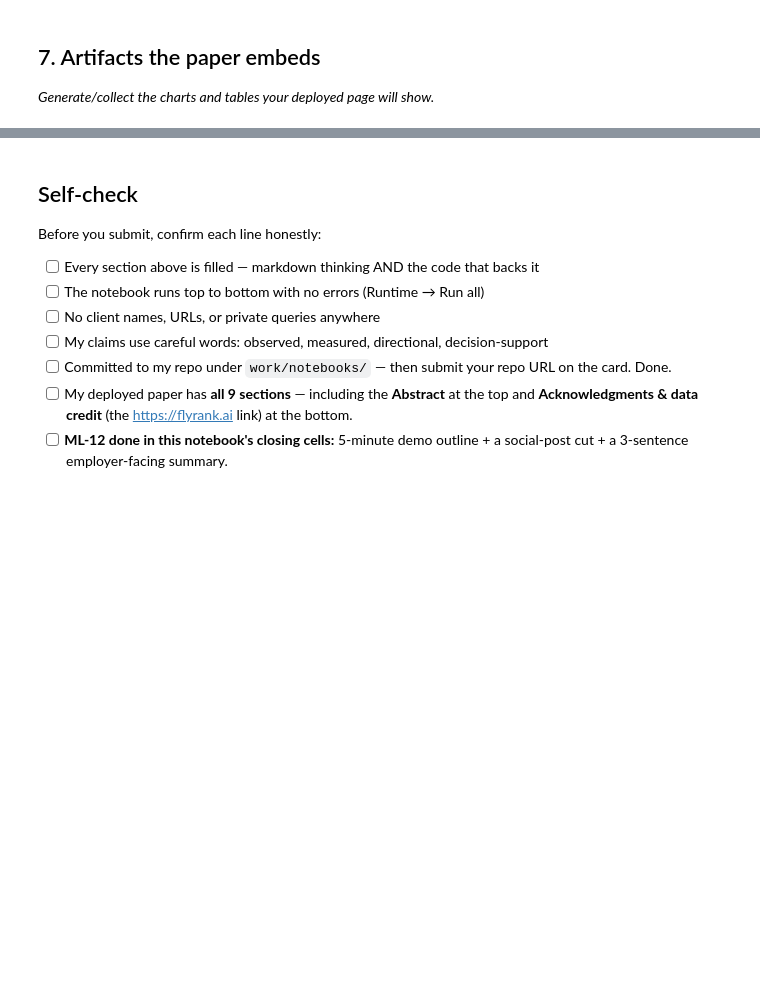
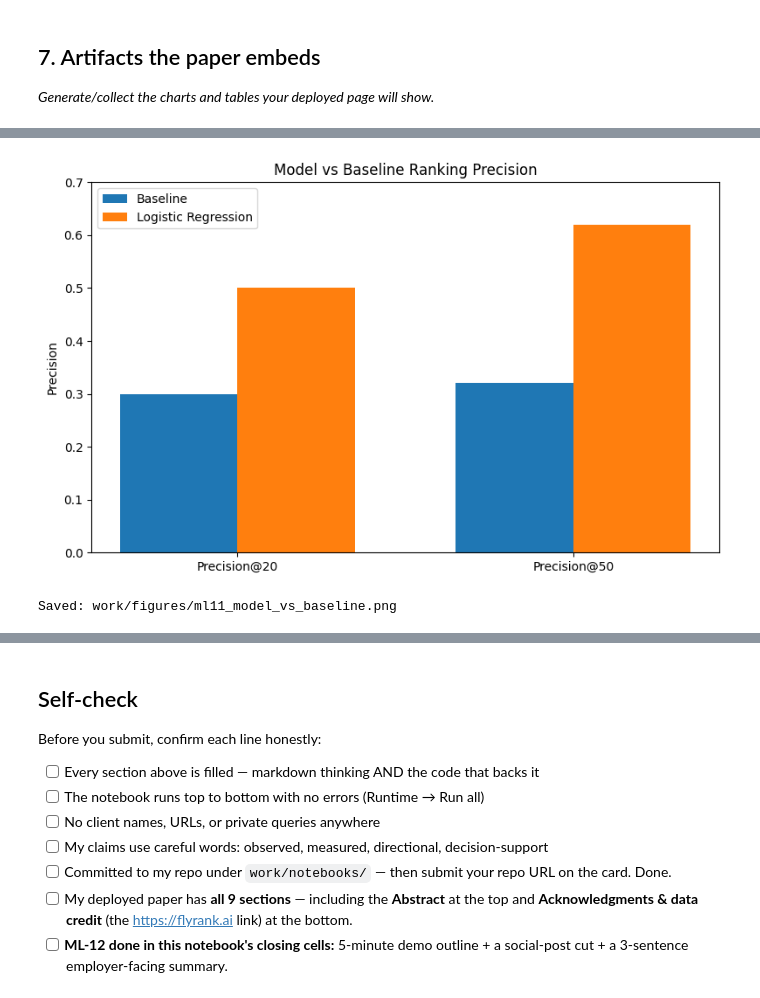
Before and after one commit to ma5029blp-wq/ML-flyrank-internship, a Jupyter notebook: work/notebooks/capstone.ipynb, the cells around one changed output, grey strips where cells are left out. Cells and saved outputs as stored; diff of their text form; code cells hidden in the pictures; blank space fills up the shorter version.

```diff
--- a/work/notebooks/capstone.ipynb
+++ b/work/notebooks/capstone.ipynb
@@ -36,0 +513,31 @@ This skeleton is yours to fill. Work the sections **in order** — each one has
+# %%
+# Model vs baseline chart
+
+metrics = ["Precision@20", "Precision@50"]
+baseline_values = [0.30, 0.32]
+model_values = [0.50, 0.62]
+
+x = np.arange(len(metrics))
+width = 0.35
+
+plt.figure(figsize=(8, 5))
+
+plt.bar(x - width/2, baseline_values, width, label="Baseline")
+plt.bar(x + width/2, model_values, width, label="Logistic Regression")
+
+plt.xticks(x, metrics)
+plt.ylabel("Precision")
+plt.title("Model vs Baseline Ranking Precision")
+plt.ylim(0, 0.7)
+plt.legend()
+
+plt.tight_layout()
+
+chart_path = "work/figures/ml11_model_vs_baseline.png"
+plt.savefig(chart_path, dpi=200, bbox_inches="tight")
+plt.show()
+
+print("Saved:", chart_path)
+# %% [output]
+[figure, added]
+Saved: work/figures/ml11_model_vs_baseline.png
```
Also changed, not shown: parts of 16 cells of this notebook.
